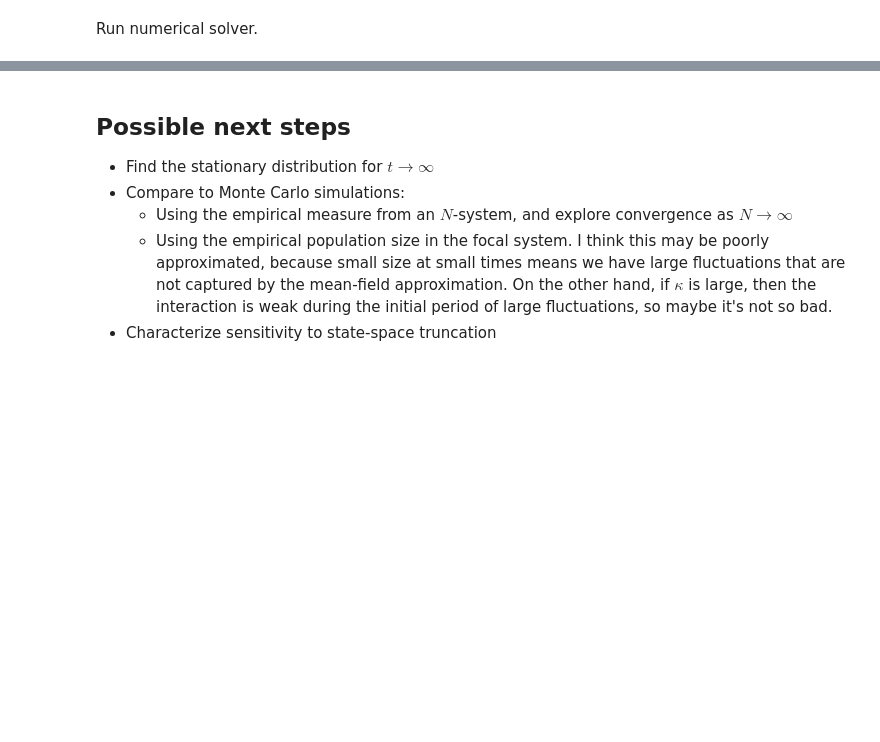
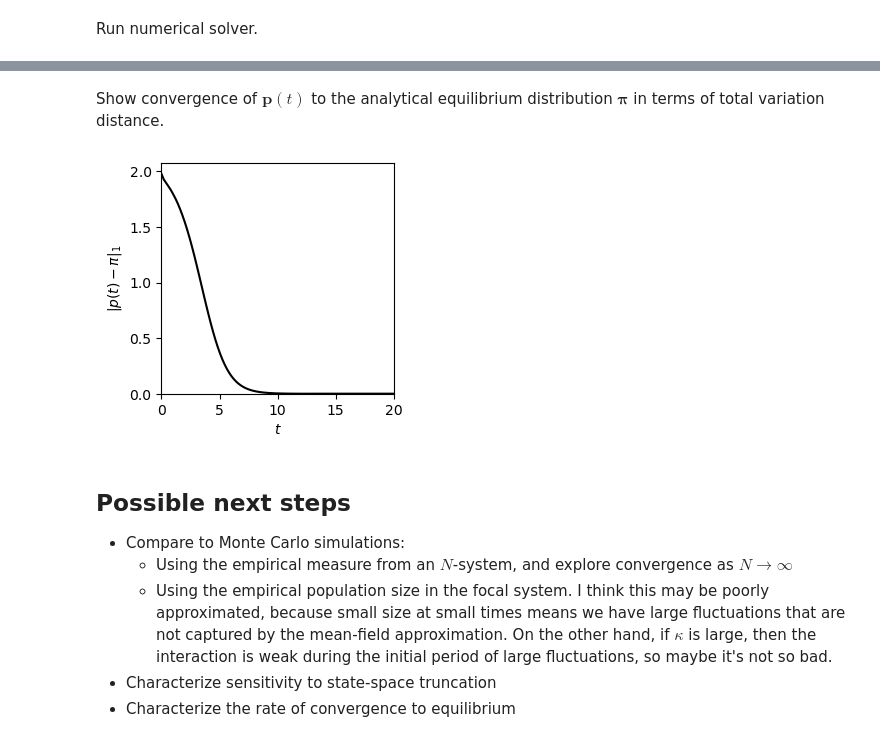
Before and after one commit to WSDeWitt/mfbd, a Jupyter notebook: capacity.ipynb, the cells around one changed output, grey strips where cells are left out. Drawn from its saved outputs; the diff is of its cells as text; code cells hidden in the pictures; blank space fills up the shorter version.

```diff
--- a/capacity.ipynb
+++ b/capacity.ipynb
@@ -188,8 +275,20 @@ Note that the process above, with interaction mediated by $\mathbb{E}_p(t)[X_t]$
+# %% [markdown]
+Show convergence of $\mathbf{p}(t)$ to the analytical equilibrium distribution $\boldsymbol{\pi}$ in terms of total variation distance.
+# %%
+plt.figure(figsize=(3, 3))
+plt.plot(sol.ts, jnp.linalg.norm(π - sol.ys, ord=1, axis=1), color="k")
+plt.xlabel("$t$")
+plt.ylabel("$|p(t) - \\pi|_1$")
+plt.xlim(sol.ts[0], sol.ts[-1])
+plt.ylim(0, None)
+plt.show()
+# %% [output]
+[figure, added]
 # %% [markdown]
 ## Possible next steps
 
-- Find the stationary distribution for $t\rightarrow\infty$
 - Compare to Monte Carlo simulations:
   - Using the empirical measure from an $N$-system, and explore convergence as $N\rightarrow\infty$
   - Using the empirical population size in the focal system. I think this may be poorly approximated, because small size at small times means we have large fluctuations that are not captured by the mean-field approximation. On the other hand, if $\kappa$ is large, then the interaction is weak during the initial period of large fluctuations, so maybe it's not so bad.
 - Characterize sensitivity to state-space truncation
+- Characterize the rate of convergence to equilibrium
```
Also changed, not shown: parts of 24 cells of this notebook.
